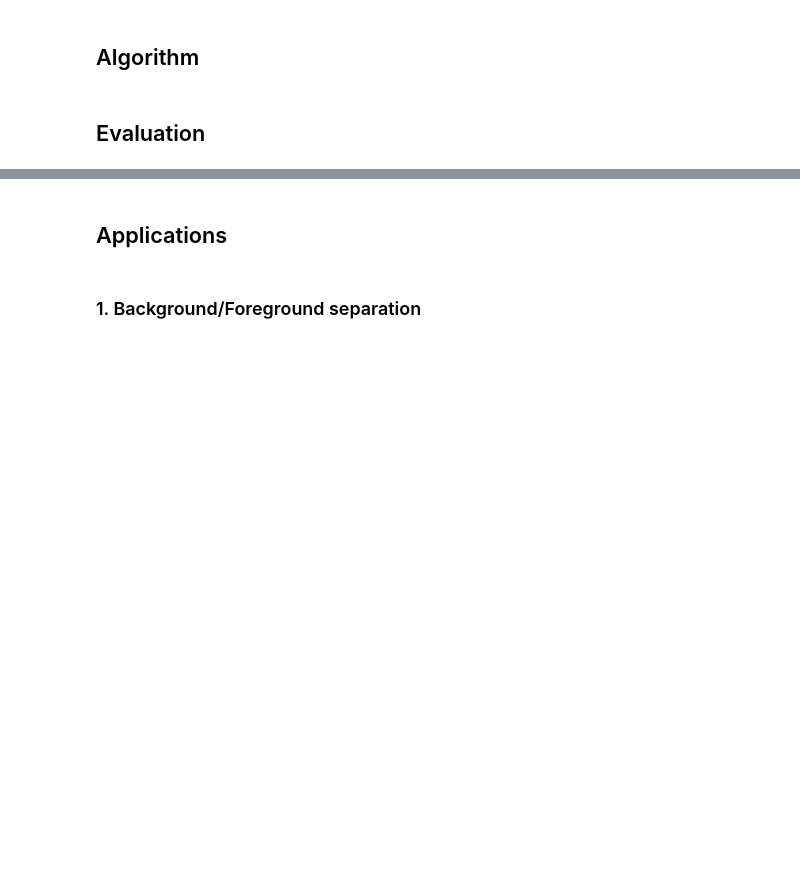
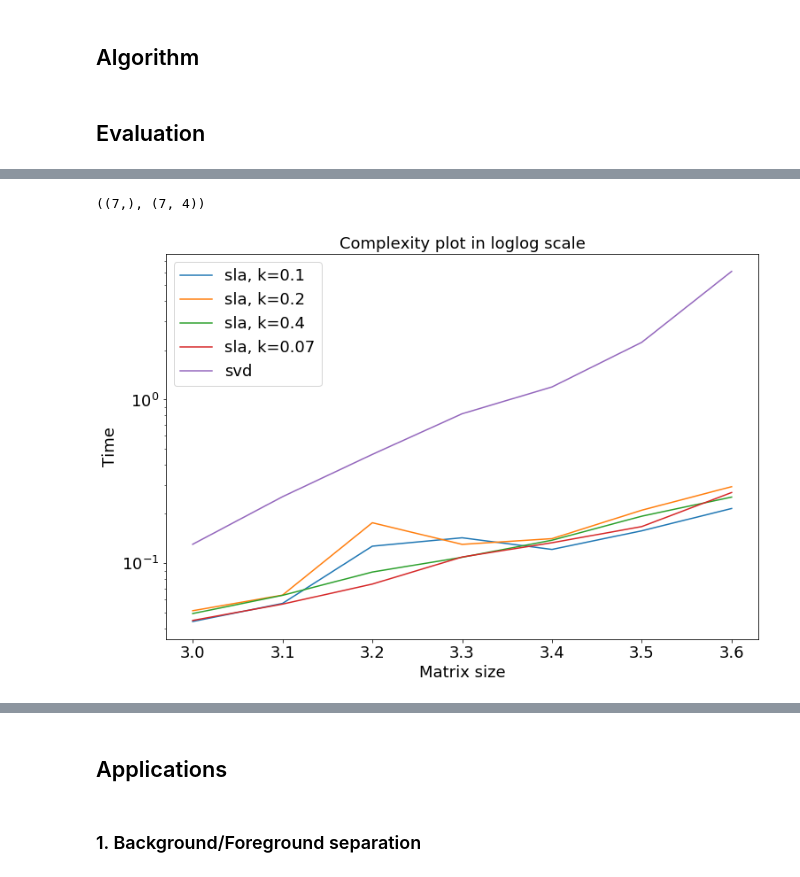
Before and after one commit to viktor-prutyanov/low-rank-2018, a Jupyter notebook: SLA_sparse.ipynb, the cells around one changed output, grey strips where cells are left out. Saved outputs shown, nothing was run; the diff lists cells and outputs as text; code cells hidden in the pictures; blank space fills up the shorter version.

```diff
--- a/SLA_sparse.ipynb
+++ b/SLA_sparse.ipynb
@@ -100,0 +230,26 @@ def SLA(M_cols, m, n, k, delta, l):
+# %%
+powers_d, k_array_d, svd_time_d, sla_time_d = genenerate_time_matrices(k_array=10,l=20,\
+                                                                       delta=[.1,.2,.4,.07],n_repeats=10)
+# %%
+svd_time_d.shape, sla_time_d.shape
+# %% [output]
+((7,), (7, 4))
+# %%
+def compare_plot(powers, k_array, svd_time, sla_time):
+    plt.figure(figsize=(12,8))
+    for i in range(len(k_array)):
+        plt.plot(powers, sla_time[:,i], label='sla, k={}'.format(k_array[i]))
+
+    plt.plot(powers, svd_time, label='svd')
+    plt.yscale('log')
+    plt.legend(fontsize=18)
+    plt.title("Complexity plot in loglog scale", fontsize=18)
+    plt.ylabel('Time',fontsize=18)
+    plt.xlabel('Matrix size',fontsize=18)
+    plt.xticks(fontsize=18)
+    plt.yticks(fontsize=18)
+    plt.show()
+# %%
+compare_plot(powers_d, k_array_d, svd_time_d, sla_time_d)
+# %% [output]
+[figure, added]
```
Also changed, not shown: parts of 12 cells of this notebook, 1 other file.
